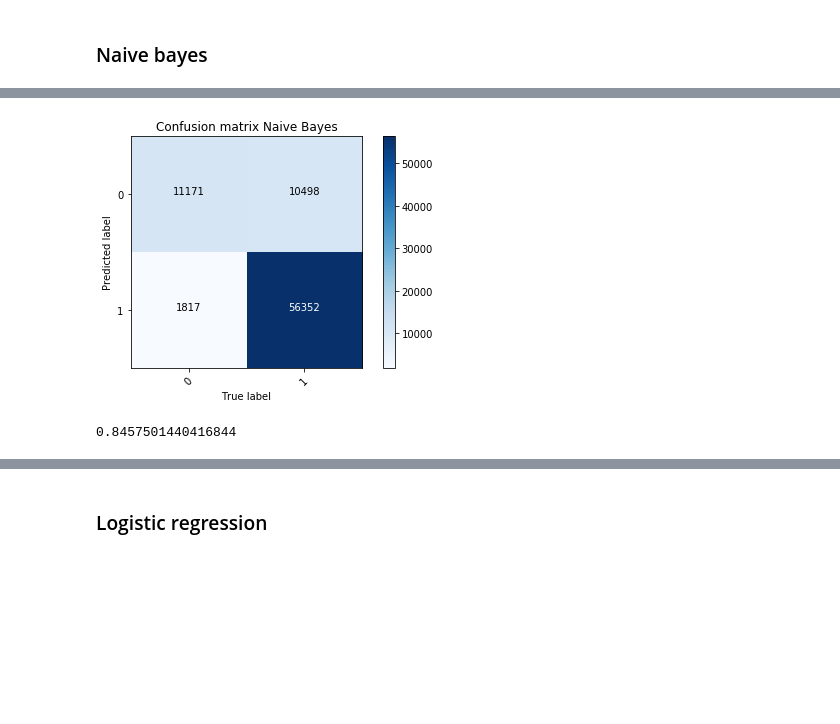
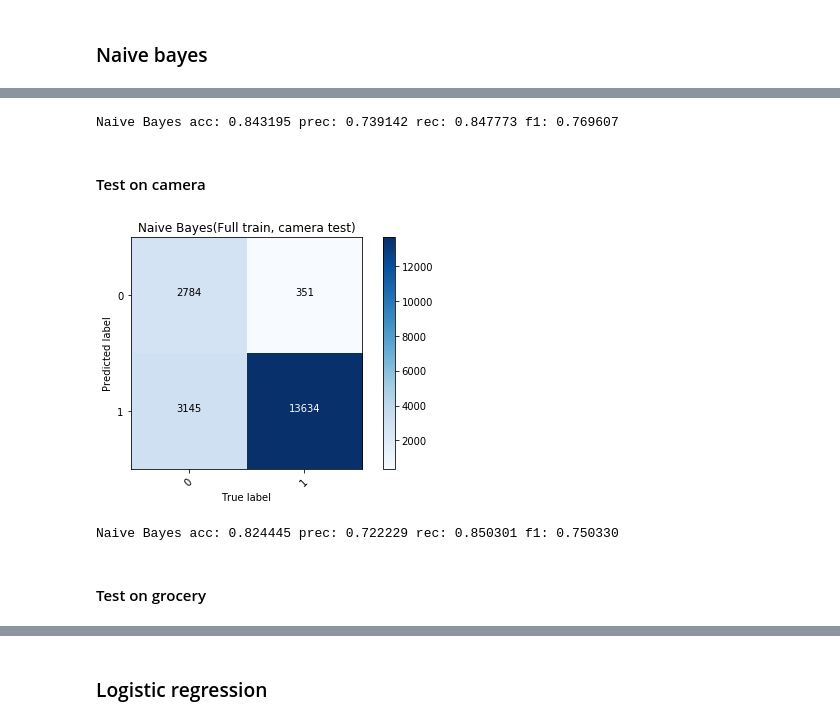
Before and after one commit to WangMengnan/AmazonReview_SentimentAnalysis, a Jupyter notebook: Review Classification.ipynb, the cells around one changed output, grey strips where cells are left out. Drawn from its saved outputs; the diff is of its cells as text; code cells hidden in the pictures; blank space fills up the shorter version.

```diff
--- a/Review Classification.ipynb
+++ b/Review Classification.ipynb
@@ -70,0 +65,4 @@ test_features = transformer.transform(test_counts)
+# %%
+grocery_train = full_train.loc[full_train['product_category'] == "Grocery"]
+grocery_test = full_test.loc[full_test['product_category'] == "Grocery"]
+grocery_train.head()
@@ -70,0 +80,4 @@ test_features = transformer.transform(test_counts)
+# %%
+watches_train = full_train.loc[full_train['product_category'] == "Watches"]
+watches_test = full_test.loc[full_test['product_category'] == "Watches"]
+watches_train.head()
@@ -70,0 +95,4 @@ test_features = transformer.transform(test_counts)
+# %%
+videogames_train = full_train.loc[full_train['product_category'] == "Video Games"]
+videogames_test = full_test.loc[full_test['product_category'] == "Video Games"]
+videogames_train.head()
@@ -116,13 +262,21 @@ MultinomialNB(alpha=1.0, class_prior=None, fit_prior=True)
+# %%
+full_full_eval_nb = eval("Naive Bayes", full_test_label, predict_nb)
+# %% [output]
+Naive Bayes acc: 0.843195 prec: 0.739142 rec: 0.847773 f1: 0.769607
+# %% [markdown]
+#### Test on camera
 # %%
-predict_nb = naivebayes.predict(test_features)
+camera_predict_nb = naivebayes.predict(camera_test_features)
 # %%
-cm_nb = confusion_matrix(predict_nb, full_test_label)
+cm_nb = confusion_matrix(camera_test_label,camera_predict_nb)
 plot_confusion_matrix(cm_nb, classes=naivebayes.classes_.tolist(),
-                      title='Confusion matrix Naive Bayes')
-plt.show()
+                      title='Naive Bayes(Full train, camera test)')
+plt.savefig('./plots/full_camera_nb.png')
 # %% [output]
-[figure, old version]
+[figure, new version]
-# %%
-print(np.mean(predict_nb == full_test_label))
-# %% [output]
-0.8457501440416844
+# %%
+full_camera_eval_nb = eval("Naive Bayes", camera_test_label, camera_predict_nb)
+# %% [output]
+Naive Bayes acc: 0.824445 prec: 0.722229 rec: 0.850301 f1: 0.750330
+# %% [markdown]
+#### Test on grocery
```
Also changed, not shown: parts of 89 cells of this notebook, 25 other files.
